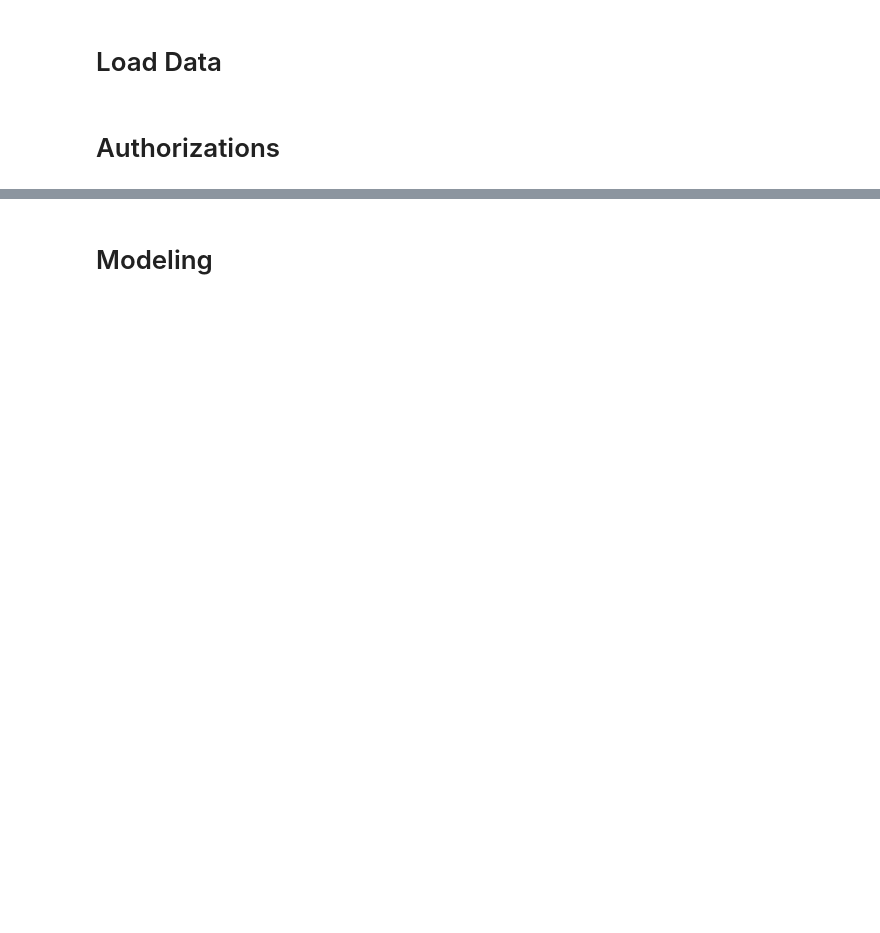
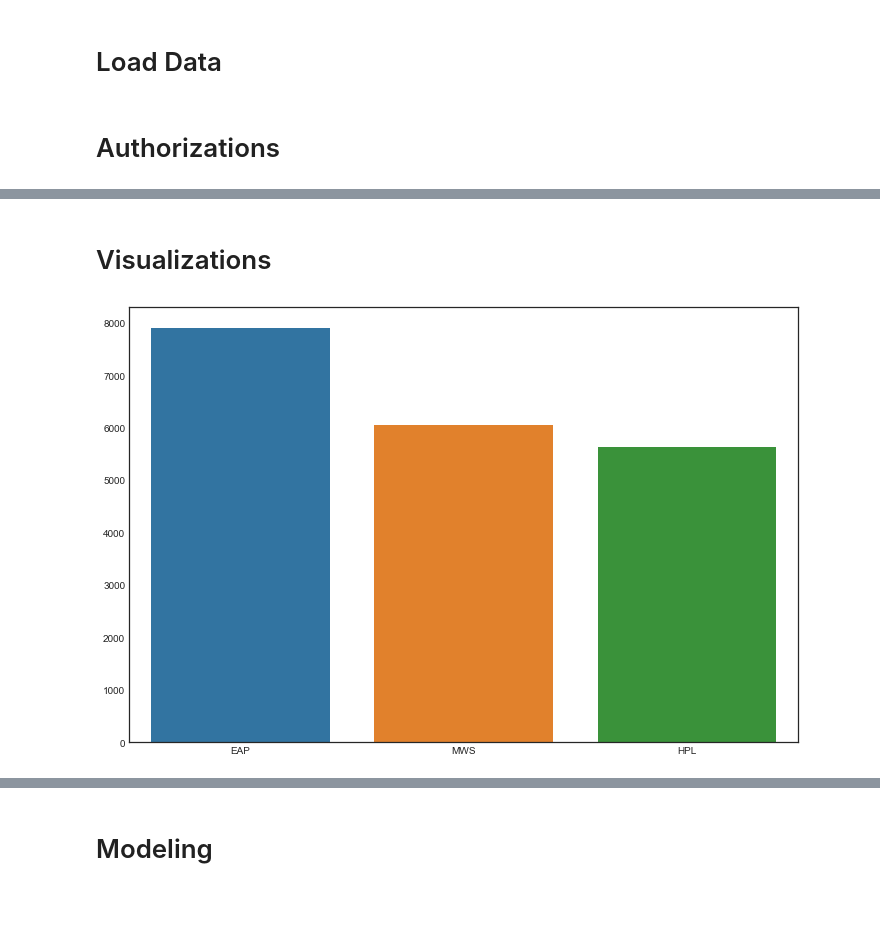
Before and after one commit to cfergusonlee/spooky_author_id, a Jupyter notebook: index.ipynb, the cells around one changed output, grey strips where cells are left out. Drawn from its saved outputs; the diff is of its cells as text; code cells hidden in the pictures; blank space fills up the shorter version.

Commit message:
Added visualizations

```diff
--- a/index.ipynb
+++ b/index.ipynb
@@ -69,0 +86,11 @@ Histograms of word counts
+# %%
+train_df.text = train_df.text.str.decode('utf-8', 'ignore')
+# %% [markdown]
+# Visualizations
+# %%
+#plt.figure(figsize=(12,8))
+author_counts = train_df.author.value_counts()
+sns.barplot(x=author_counts.index, y=author_counts.values)
+plt.show()
+# %% [output]
+[figure, added]
```
Also changed, not shown: parts of 9 cells of this notebook.
